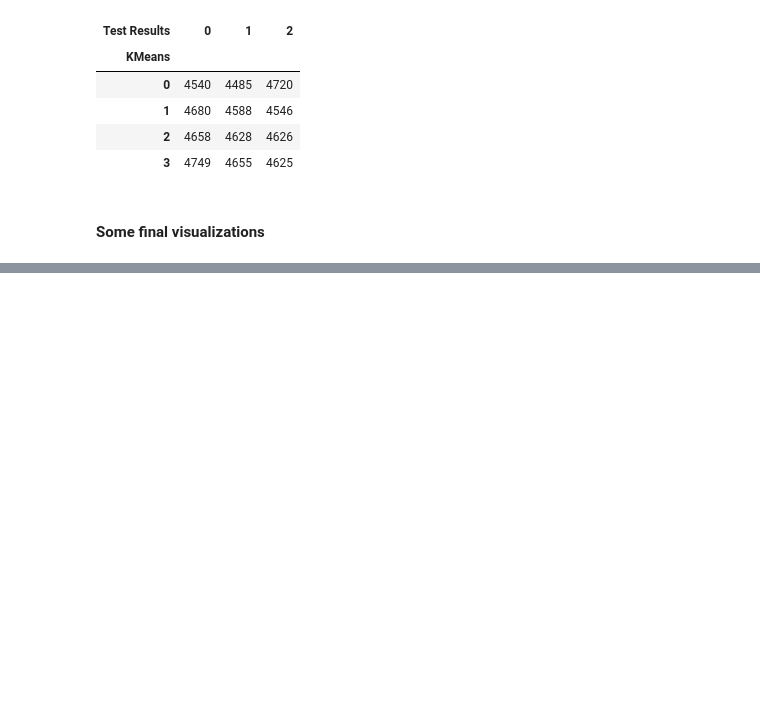
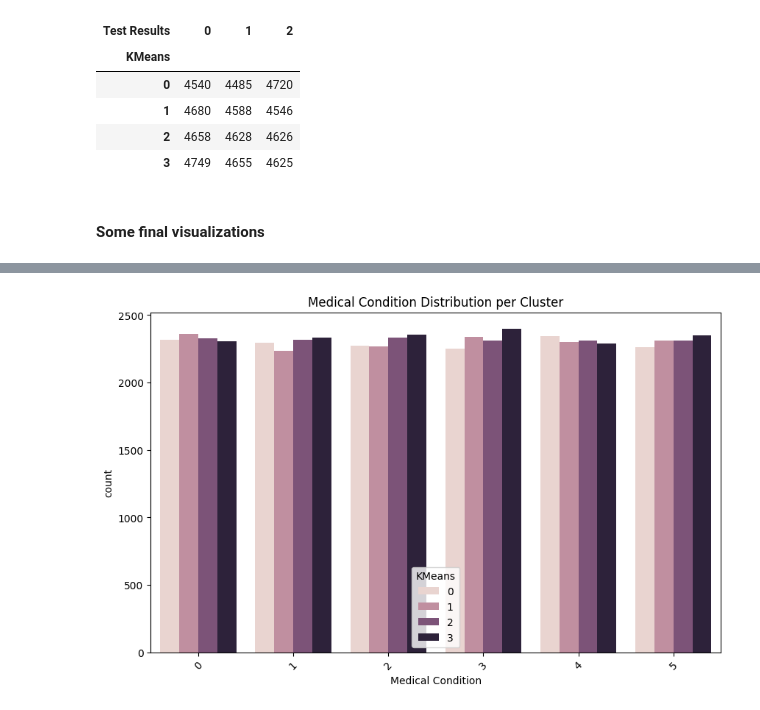
Before and after one commit to sainibunty2309-del/Healthcare-Prediction, a Jupyter notebook: healthcare.ipynb, the cells around one changed output, grey strips where cells are left out. Cells and saved outputs as stored; diff of their text form; code cells hidden in the pictures; blank space fills up the shorter version.

```diff
--- a/healthcare.ipynb
+++ b/healthcare.ipynb
@@ -809,0 +871,18 @@ test
+# %%
+# medical condition distribtion per cluster
+
+plt.figure(figsize=(10,6))
+
+sns.countplot(
+    data=df,
+    x="Medical Condition",
+    hue="KMeans"
+)
+
+plt.xticks(rotation=45)
+
+plt.title("Medical Condition Distribution per Cluster")
+
+plt.show()
+# %% [output]
+[figure, added]
```
Also changed, not shown: parts of 4 cells of this notebook.
